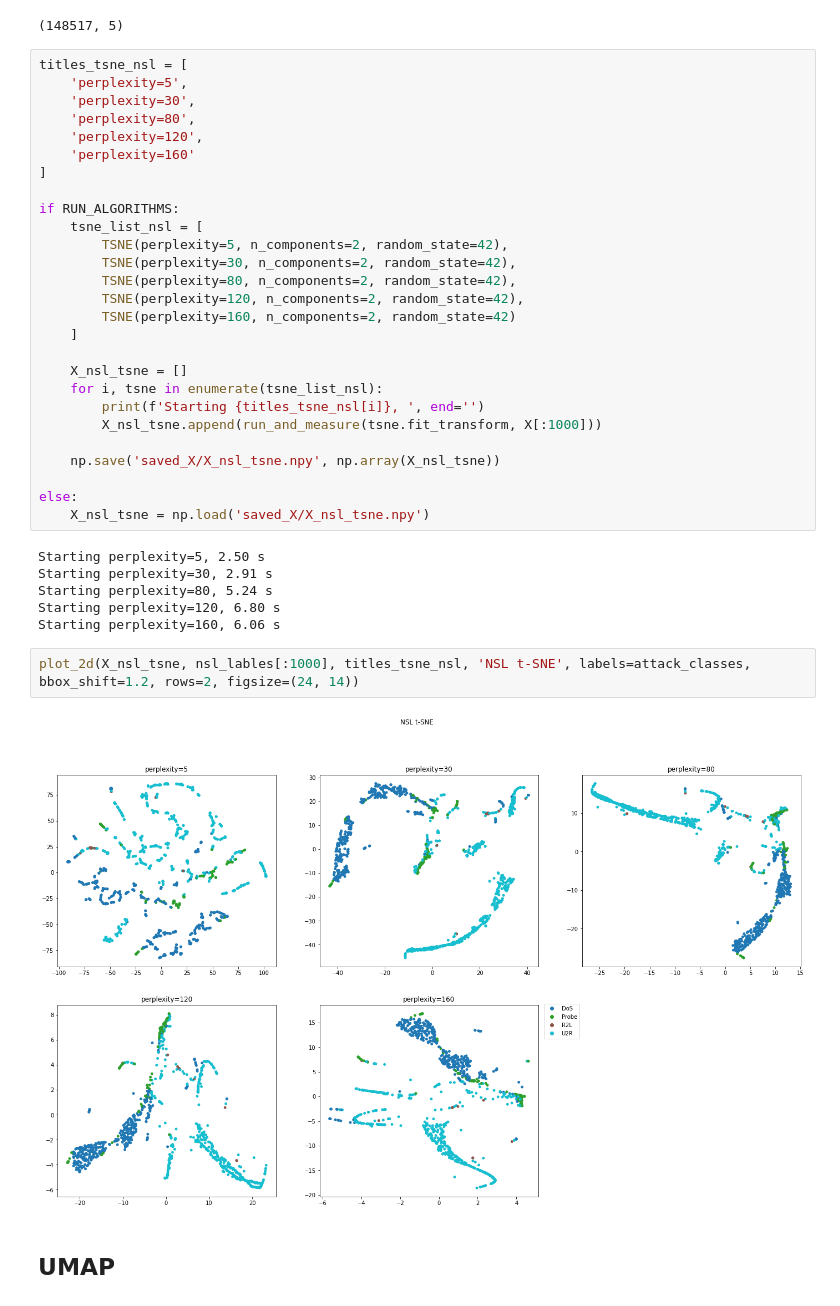
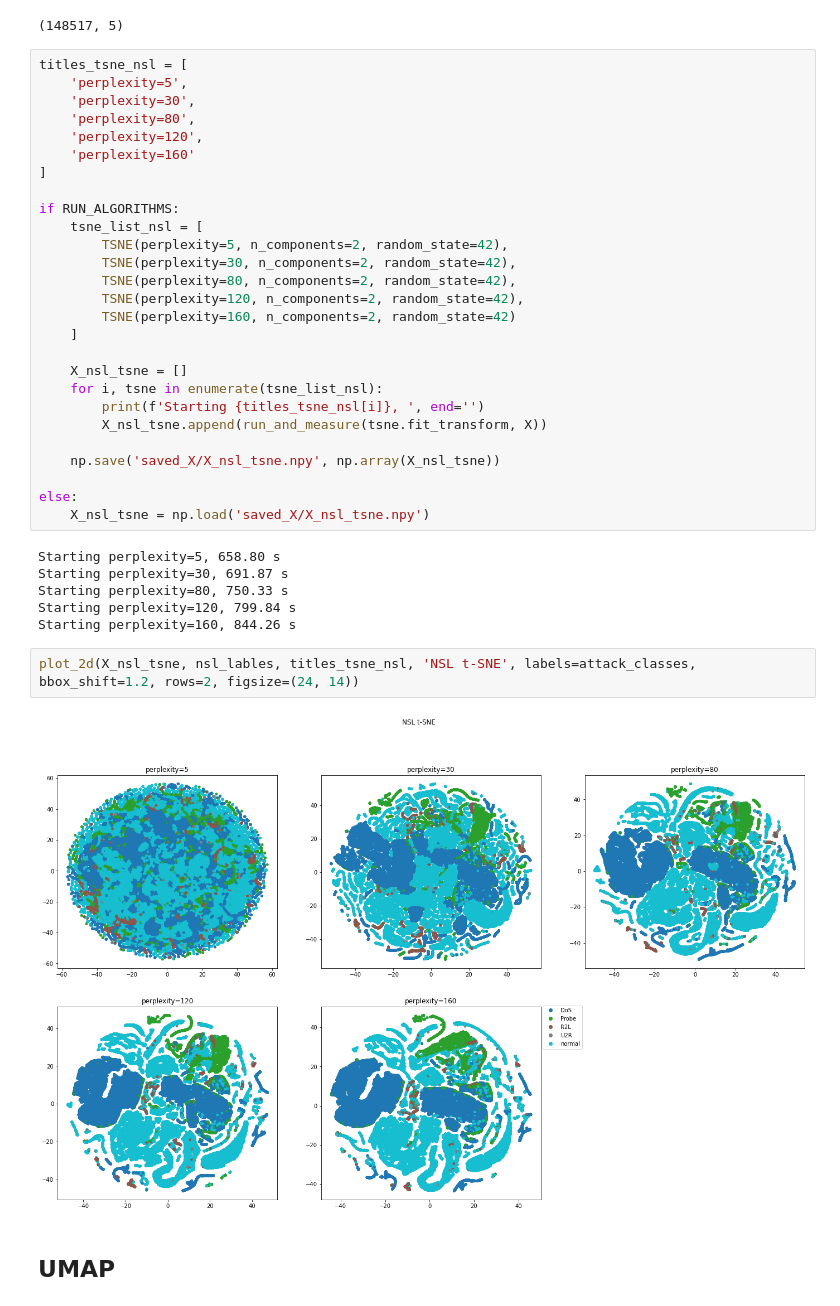
Before and after one commit to FEJTWOW/nsl_kdd, a Jupyter notebook: basic_visualization.ipynb, the cells around one changed output. Cells and saved outputs as stored; diff of their text form.

Commit message:
Basic visualization on whole dataset with t-SNE, uMap, LargeVis

```diff
--- a/basic_visualization.ipynb
+++ b/basic_visualization.ipynb
@@ -218,21 +218,21 @@ if RUN_ALGORITHMS:
     X_nsl_tsne = []
     for i, tsne in enumerate(tsne_list_nsl):
         print(f'Starting {titles_tsne_nsl[i]}, ', end='')
-        X_nsl_tsne.append(run_and_measure(tsne.fit_transform, X[:1000]))
+        X_nsl_tsne.append(run_and_measure(tsne.fit_transform, X))
 
     np.save('saved_X/X_nsl_tsne.npy', np.array(X_nsl_tsne))
 
 else:
     X_nsl_tsne = np.load('saved_X/X_nsl_tsne.npy')
 # %% [output]
-Starting perplexity=5, 2.50 s
-Starting perplexity=30, 2.91 s
-Starting perplexity=80, 5.24 s
-Starting perplexity=120, 6.80 s
-Starting perplexity=160, 6.06 s
+Starting perplexity=5, 658.80 s
+Starting perplexity=30, 691.87 s
+Starting perplexity=80, 750.33 s
+Starting perplexity=120, 799.84 s
+Starting perplexity=160, 844.26 s
 # %%
-plot_2d(X_nsl_tsne, nsl_lables[:1000], titles_tsne_nsl, 'NSL t-SNE', labels=attack_classes, bbox_shift=1.2, rows=2, figsize=(24, 14))
+plot_2d(X_nsl_tsne, nsl_lables, titles_tsne_nsl, 'NSL t-SNE', labels=attack_classes, bbox_shift=1.2, rows=2, figsize=(24, 14))
 # %% [output]
-[figure, old version]
+[figure, new version]
 # %% [markdown]
 ## UMAP
```
Also changed, not shown: parts of 8 cells of this notebook, 10 other files.
